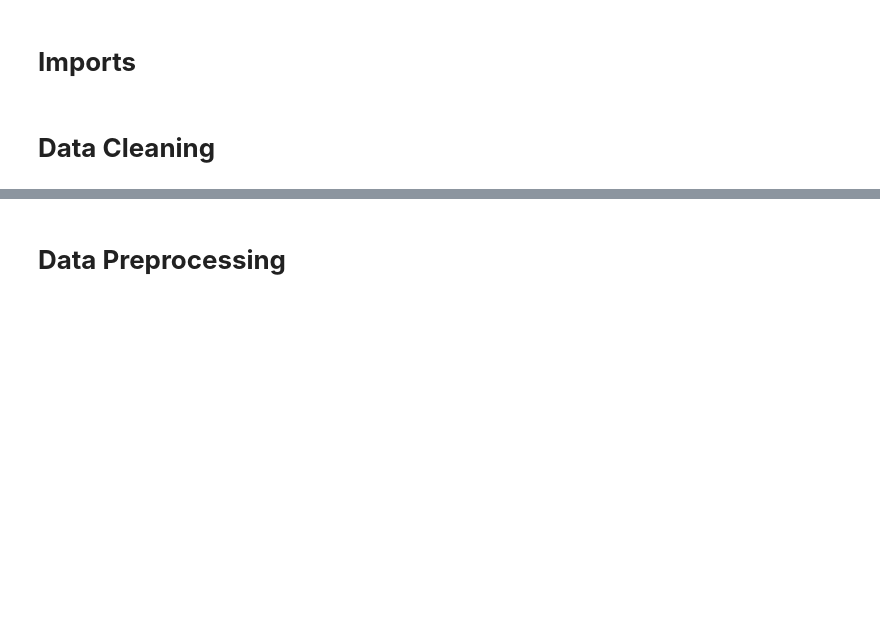
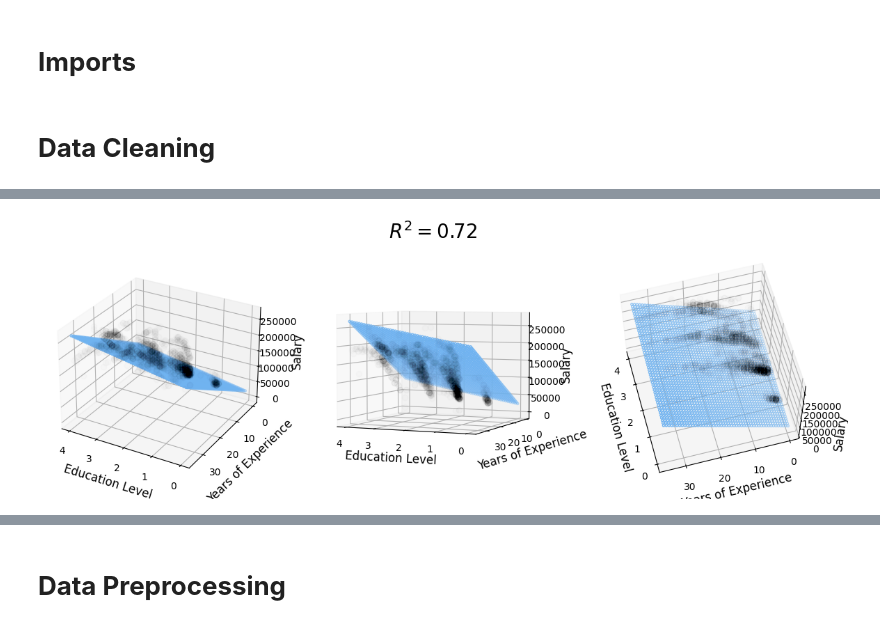
Before and after one commit to alexbuntaran/CSC466-FinalProject, a Jupyter notebook: SalaryAnalysis.ipynb, the cells around one changed output, grey strips where cells are left out. Saved outputs shown, nothing was run; the diff lists cells and outputs as text; code cells hidden in the pictures; blank space fills up the shorter version.

```diff
--- a/SalaryAnalysis.ipynb
+++ b/SalaryAnalysis.ipynb
@@ -69,0 +131,94 @@ memory usage: 83.7+ KB
+# %%
+# test multiple different feature combinations
+df_salaries_cleaned_edulvl = df_salaries_cleaned
+df_salaries_cleaned_edulvl["Education Level"] = df_salaries_cleaned["Education Level"].replace("High School", 1)
+df_salaries_cleaned_edulvl["Education Level"] = df_salaries_cleaned["Education Level"].replace("Bachelor's", 2)
+df_salaries_cleaned_edulvl["Education Level"] = df_salaries_cleaned["Education Level"].replace("Master's", 3)
+df_salaries_cleaned_edulvl["Education Level"] = df_salaries_cleaned["Education Level"].replace("PhD", 4)
+
+# Multivariate Salary Model with Education Level and Years of Experience
+X = df_salaries_cleaned_edulvl[["Education Level", "Years of Experience"]].values.reshape(-1,2)
+Y = df_salaries_cleaned_edulvl["Salary"]
+
+x = X[:, 0]
+y = X[:, 1]
+z = Y
+x_pred = np.linspace(0, 4)
+y_pred = np.linspace(0, 35)
+xx_pred, yy_pred = np.meshgrid(x_pred, y_pred)
+model_viz = np.array([xx_pred.flatten(), yy_pred.flatten()]).T
+
+ols = LinearRegression()
+model = ols.fit(X, Y)
+predicted = model.predict(model_viz)
+
+r2 = model.score(X, Y)
+plt.style.use("default")
+
+fig = plt.figure(figsize=(12, 4))
+
+ax1 = fig.add_subplot(131, projection="3d")
+ax2 = fig.add_subplot(132, projection="3d")
+ax3 = fig.add_subplot(133, projection="3d")
+
+axes = [ax1, ax2, ax3]
+
+for ax in axes:
+    ax.plot(x, y, z, color="k", zorder=15, linestyle="none", marker="o", alpha=0.01)
+    ax.scatter(xx_pred.flatten(), yy_pred.flatten(), predicted, facecolor=(0,0,0,0), s=5, edgecolor="#70b3f0")
+    ax.set_xlabel("Education Level", fontsize=12)
+    ax.set_ylabel("Years of Experience", fontsize=12)
+    ax.set_zlabel("Salary", fontsize=12)
+
+ax1.view_init(elev=28, azim=120)
+ax2.view_init(elev=4, azim=114)
+ax3.view_init(elev=60, azim=165)
+
+fig.suptitle("$R^2 = %.2f$" % r2, fontsize=20)
+
+fig.tight_layout()
+
+# Multivariate Salary Model with Age and Years of Experience
+X = df_salaries_cleaned[["Age", "Years of Experience"]].values.reshape(-1,2)
+Y = df_salaries_cleaned["Salary"]
+
+x = X[:, 0]
+y = X[:, 1]
+z = Y
+
+x_pred = np.linspace(0,62)
+y_pred = np.linspace(0, 35)
+xx_pred, yy_pred = np.meshgrid(x_pred, y_pred)
+model_viz = np.array([xx_pred.flatten(), yy_pred.flatten()]).T
+
+ols = LinearRegression()
+model = ols.fit(X, Y)
+predicted = model.predict(model_viz)
+
+r2 = model.score(X, Y)
+plt.style.use("default")
+
+fig = plt.figure(figsize=(12, 4))
+
+ax1 = fig.add_subplot(131, projection="3d")
+ax2 = fig.add_subplot(132, projection="3d")
+ax3 = fig.add_subplot(133, projection="3d")
+
+axes = [ax1, ax2, ax3]
+
+for ax in axes:
+    ax.plot(x, y, z, color="k", zorder=15, linestyle="none", marker="o", alpha=0.01)
+    ax.scatter(xx_pred.flatten(), yy_pred.flatten(), predicted, facecolor=(0,0,0,0), s=5, edgecolor='#70b3f0')
+    ax.set_xlabel("Age", fontsize=12)
+    ax.set_ylabel("Years of Experience", fontsize=12)
+    ax.set_zlabel("Salary", fontsize=12)
+
+ax1.view_init(elev=28, azim=120)
+ax2.view_init(elev=4, azim=114)
+ax3.view_init(elev=60, azim=165)
+
+fig.suptitle("$R^2 = %.2f$" % r2, fontsize=20)
+
+fig.tight_layout()
+# %% [output]
+[figure, added]
```
Also changed, not shown: parts of 20 cells of this notebook, 2 other files.
